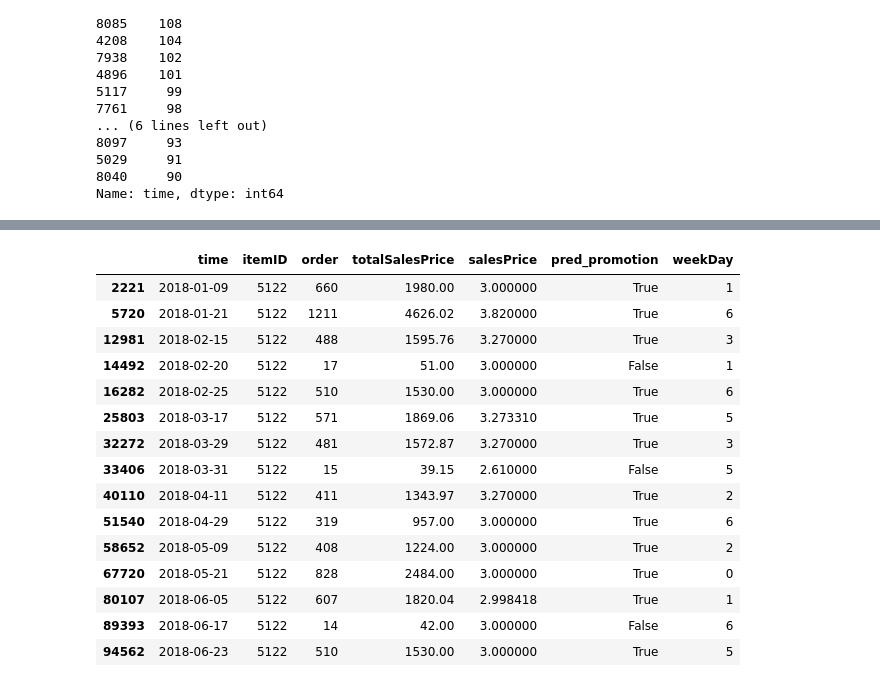
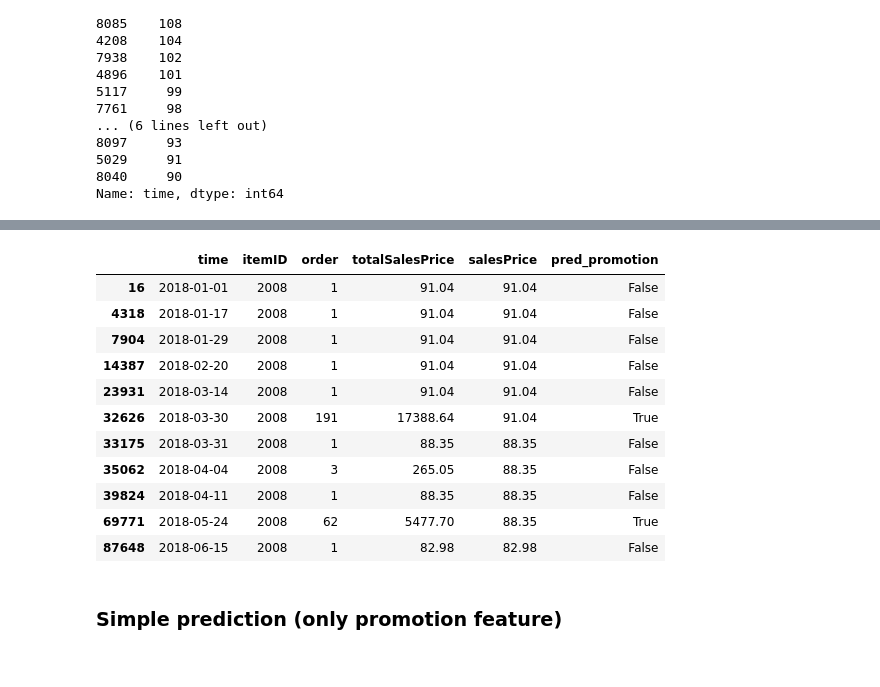
Before and after one commit to janwithb/data-mining-cup-2020, a Jupyter notebook: scripts/DataExploration.ipynb, the cells around one changed output, grey strips where cells are left out. Drawn from its saved outputs; the diff is of its cells as text; code cells hidden in the pictures.

```diff
--- a/scripts/DataExploration.ipynb
+++ b/scripts/DataExploration.ipynb
@@ -665,5 +729,6 @@ std = df['order'].std()
 # %%
-for item in orders_per_day['itemID'].unique():
+from tqdm.notebook import tqdm
+for item in tqdm(orders_per_day['itemID'].unique()):
     df = orders_per_day.loc[orders_per_day['itemID']==item, ['time', 'order']]
     mean = df['order'].sum()/(179)
     std = df['order'].std()
@@ -818 +909,3 @@ Name: time, dtype: int64
+# %%
+item = '2008'
 # %%
@@ -823,19 +916,15 @@ orders_per_day[(orders_per_day['itemID']=='5122')&(orders_per_day['order']<200)]
 # %%
-orders_per_day[(orders_per_day['itemID']=='5122')&(orders_per_day['order']>10)]
+orders_per_day[(orders_per_day['itemID']==item)]
 # %% [output]
-|  | time | itemID | order | totalSalesPrice | salesPrice | pred_promotion | weekDay |
-| 2221 | 2018-01-09 | 5122 | 660 | 1980.00 | 3.000000 | True | 1 |
-| 5720 | 2018-01-21 | 5122 | 1211 | 4626.02 | 3.820000 | True | 6 |
-| 12981 | 2018-02-15 | 5122 | 488 | 1595.76 | 3.270000 | True | 3 |
-| 14492 | 2018-02-20 | 5122 | 17 | 51.00 | 3.000000 | False | 1 |
-| 16282 | 2018-02-25 | 5122 | 510 | 1530.00 | 3.000000 | True | 6 |
-| 25803 | 2018-03-17 | 5122 | 571 | 1869.06 | 3.273310 | True | 5 |
-| 32272 | 2018-03-29 | 5122 | 481 | 1572.87 | 3.270000 | True | 3 |
-| 33406 | 2018-03-31 | 5122 | 15 | 39.15 | 2.610000 | False | 5 |
-| 40110 | 2018-04-11 | 5122 | 411 | 1343.97 | 3.270000 | True | 2 |
-| 51540 | 2018-04-29 | 5122 | 319 | 957.00 | 3.000000 | True | 6 |
-| 58652 | 2018-05-09 | 5122 | 408 | 1224.00 | 3.000000 | True | 2 |
-| 67720 | 2018-05-21 | 5122 | 828 | 2484.00 | 3.000000 | True | 0 |
-| 80107 | 2018-06-05 | 5122 | 607 | 1820.04 | 2.998418 | True | 1 |
-| 89393 | 2018-06-17 | 5122 | 14 | 42.00 | 3.000000 | False | 6 |
-| 94562 | 2018-06-23 | 5122 | 510 | 1530.00 | 3.000000 | True | 5 |
+|  | time | itemID | order | totalSalesPrice | salesPrice | pred_promotion |
+| 16 | 2018-01-01 | 2008 | 1 | 91.04 | 91.04 | False |
+| 4318 | 2018-01-17 | 2008 | 1 | 91.04 | 91.04 | False |
+| 7904 | 2018-01-29 | 2008 | 1 | 91.04 | 91.04 | False |
+| 14387 | 2018-02-20 | 2008 | 1 | 91.04 | 91.04 | False |
+| 23931 | 2018-03-14 | 2008 | 1 | 91.04 | 91.04 | False |
+| 32626 | 2018-03-30 | 2008 | 191 | 17388.64 | 91.04 | True |
+| 33175 | 2018-03-31 | 2008 | 1 | 88.35 | 88.35 | False |
+| 35062 | 2018-04-04 | 2008 | 3 | 265.05 | 88.35 | False |
+| 39824 | 2018-04-11 | 2008 | 1 | 88.35 | 88.35 | False |
+| 69771 | 2018-05-24 | 2008 | 62 | 5477.70 | 88.35 | True |
+| 87648 | 2018-06-15 | 2008 | 1 | 82.98 | 82.98 | False |
@@ -843,0 +931,2 @@ from sklearn.neural_network import MLPRegressor
+# %% [markdown]
+### Simple prediction (only promotion feature)
```
Also changed, not shown: parts of 23 cells of this notebook, 1 other file.
